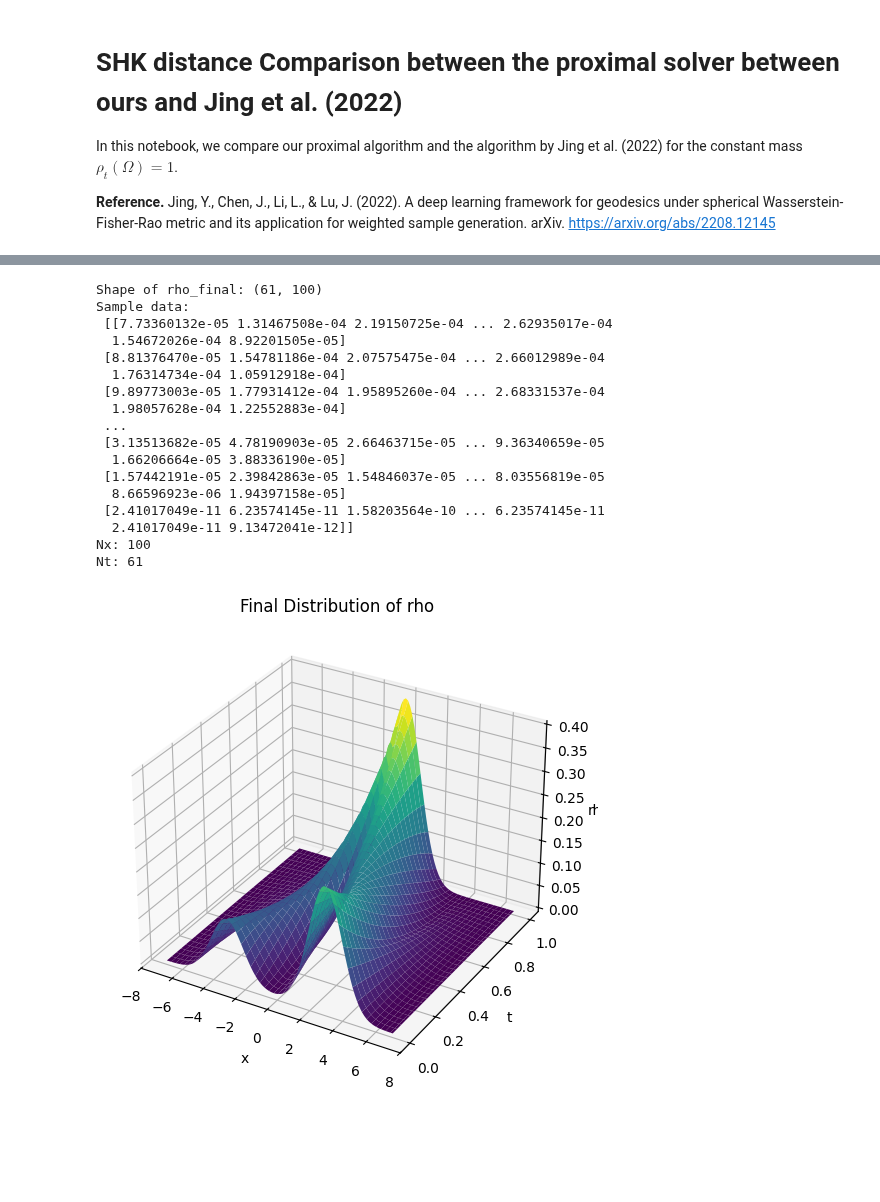
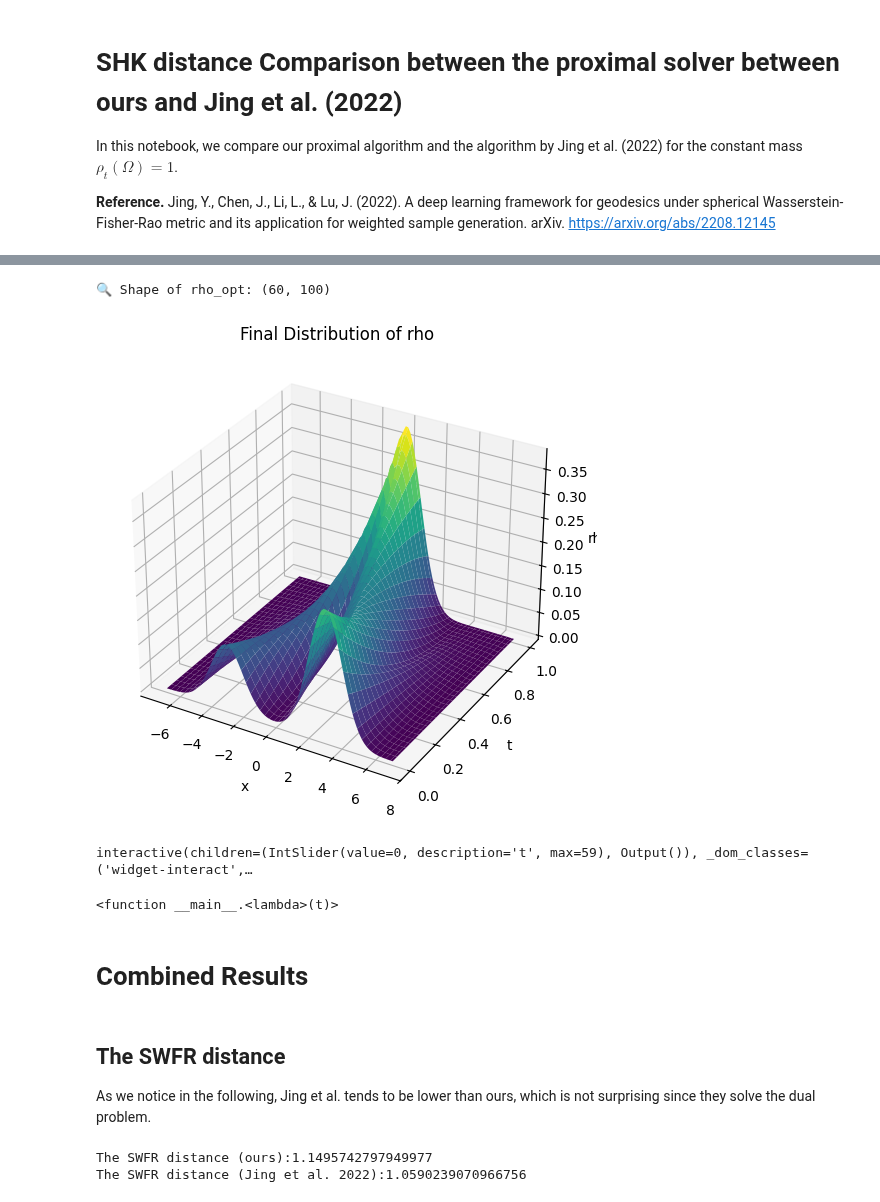
Before and after one commit to mao1756/acuot, a Jupyter notebook: exploratory/proximal/total_mass/[WIP]SHK_ours_vs_jing_gaussian.ipynb, the cells around one changed output, grey strips where cells are left out. Drawn from its saved outputs; the diff is of its cells as text; code cells hidden in the pictures; blank space fills up the shorter version.

Commit message:
Adding experiments to SHK vs Jing note

```diff
--- a/exploratory/proximal/total_mass/[WIP]SHK_ours_vs_jing_gaussian.ipynb
+++ b/exploratory/proximal/total_mass/[WIP]SHK_ours_vs_jing_gaussian.ipynb
@@ -66,59 +202,51 @@ the value of WFR is  1.07416
 # %%
-import numpy as np
-import scipy.io
-import matplotlib.pyplot as plt
+# Step 6: Print and check the shape of rho_opt
+print("🔍 Shape of rho_opt:", rho_opt_np.shape)
 
-# Step 1: Load the .mat file
-mat_data = scipy.io.loadmat(r'C:\Users\mao17\Workspace\pdot\proximal\code_from_jing_et_al_2022\rho_final.mat')  # Path to your rho_final.mat file
-
-# Step 2: Extract the rho_final array
-# MATLAB variables are stored as keys in the loaded dictionary
-rho_final = mat_data['rho_final']  # rho_final is now a NumPy array
-
-# Step 3: Print shape and inspect
-print("Shape of rho_final:", rho_final.shape)
-print("Sample data:\n", rho_final)
-
-# Step 4: Create a meshgrid for x and t dimensions
-Nx = rho_final.shape[1]  # Spatial points
-Nt = rho_final.shape[0]  # Time steps
-print("Nx:", Nx)
-print("Nt:", Nt)
-
-x = np.linspace(-7, 7, Nx)  # Replace bounds with your MATLAB X values
-t = np.linspace(0, 1, Nt)  # Replace bounds with your MATLAB T values
+# Step 7: Generate a meshgrid for plotting
+Nx = rho_opt_np.shape[1]  # Number of spatial points
+Nt = rho_opt_np.shape[0]  # Number of time steps
+x = np.linspace(-7+dx, 7, Nx)  # Replace with spatial domain bounds
+t = np.linspace(0, 1, Nt)  # Replace with time domain bounds
 X, T = np.meshgrid(x, t)
 
-# Step 5: Plot rho_final as a 3D surface
+# Step 8: Plot rho_opt as a 3D surface
 fig = plt.figure(figsize=(10, 6))
 ax = fig.add_subplot(projection='3d')
-
-ax.plot_surface(X, T, rho_final, cmap='viridis')
+ax.plot_surface(X, T, rho_opt_np, cmap='viridis')
 
 # Customize plot
 ax.set_xlabel('x')
 ax.set_ylabel('t')
 ax.set_zlabel('rho')
 ax.set_title('Final Distribution of rho')
 
 # Show plot
 plt.show()
 # %% [output]
-Shape of rho_final: (61, 100)
-Sample data:
- [[7.73360132e-05 1.31467508e-04 2.19150725e-04 ... 2.62935017e-04
-  1.54672026e-04 8.92201505e-05]
- [8.81376470e-05 1.54781186e-04 2.07575475e-04 ... 2.66012989e-04
-  1.76314734e-04 1.05912918e-04]
- [9.89773003e-05 1.77931412e-04 1.95895260e-04 ... 2.68331537e-04
-  1.98057628e-04 1.22552883e-04]
- ...
- [3.13513682e-05 4.78190903e-05 2.66463715e-05 ... 9.36340659e-05
-  1.66206664e-05 3.88336190e-05]
- [1.57442191e-05 2.39842863e-05 1.54846037e-05 ... 8.03556819e-05
-  8.66596923e-06 1.94397158e-05]
- [2.41017049e-11 6.23574145e-11 1.58203564e-10 ... 6.23574145e-11
-  2.41017049e-11 9.13472041e-12]]
-Nx: 100
-Nt: 61
+🔍 Shape of rho_opt: (60, 100)
-[figure, old version]
+[figure, new version]
+# %%
+def plot_1D(t, x, v, g, X, rho_0, rho_1, ylim=[-2, 2], title="" , mplier=1.0):
+    plt.figure(figsize=[16, 4])
+
+    plt.fill_between(X, x[t, :], color="r", alpha=0.7, label=r'$\rho_{t}$')
+    plt.title(title)
+    plt.axis([-7, 7, ylim[0], ylim[1]])
+
+plot_elements3 = [rho_opt_np.copy(), None, None, x_space.copy(), None, None, [-0.6,0.6], r"(red) $\rho_t$", 0.1]
+interact(lambda t: plot_1D(t, *plot_elements3), t=widgets.IntSlider(min=0, max=Nt-1, step=1, value=0))
+# %% [output]
+interactive(children=(IntSlider(value=0, description='t', max=59), Output()), _dom_classes=('widget-interact',…
+<function __main__.<lambda>(t)>
+# %% [markdown]
+# Combined Results
+# %% [markdown]
+## The SWFR distance
+As we notice in the following, Jing et al. tends to be lower than ours, which is not surprising since they solve the dual problem.
+# %%
+print(f'The SWFR distance (ours):{np.sqrt(x_ours.V.energy(delta=1.0, p=2.0, q=2.0))}')
+print(f'The SWFR distance (Jing et al. 2022):{np.sqrt(D*dx*dt)}')
+# %% [output]
+The SWFR distance (ours):1.1495742797949977
+The SWFR distance (Jing et al. 2022):1.0590239070966756
```
Also changed, not shown: parts of 14 cells of this notebook, 1 other file.
